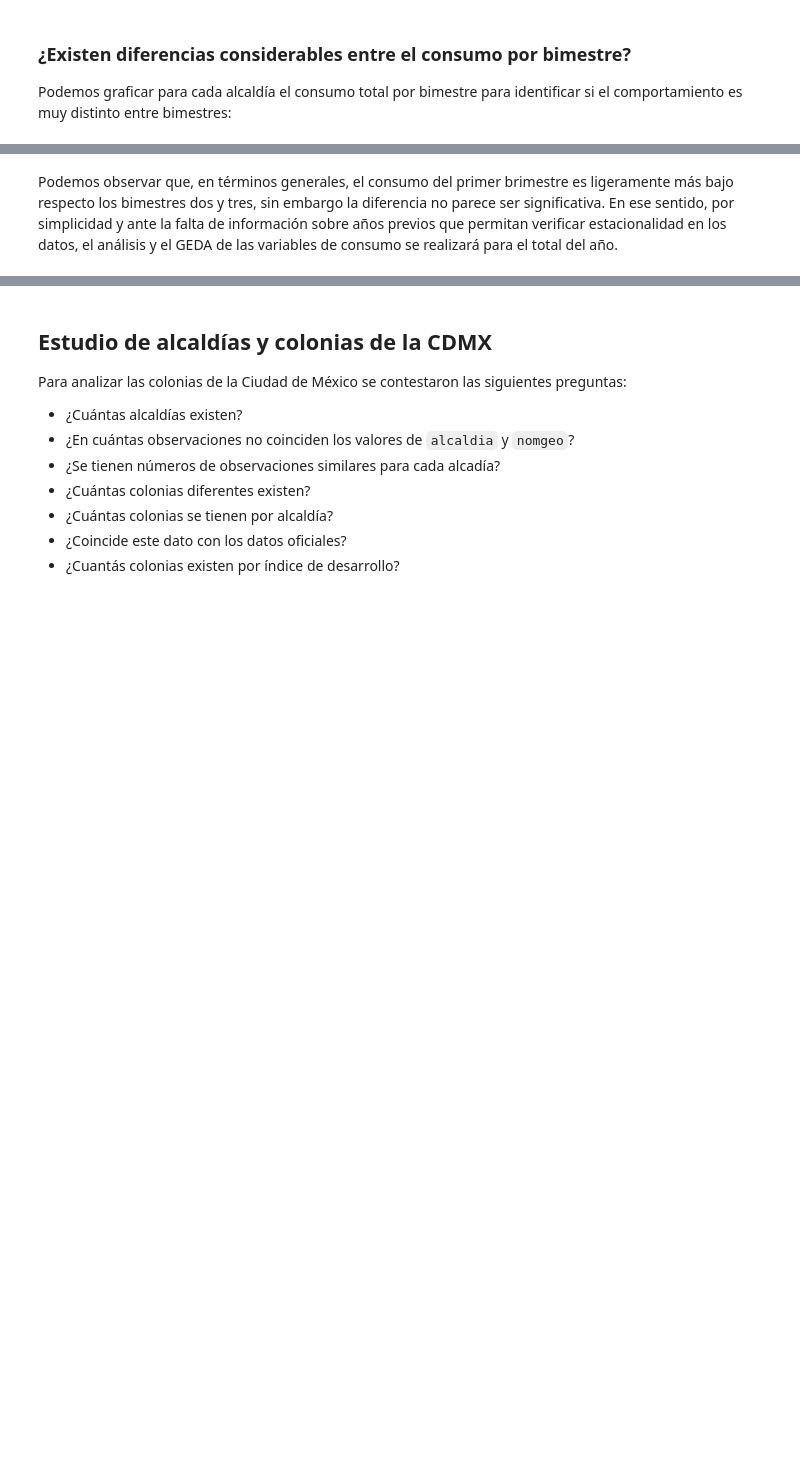
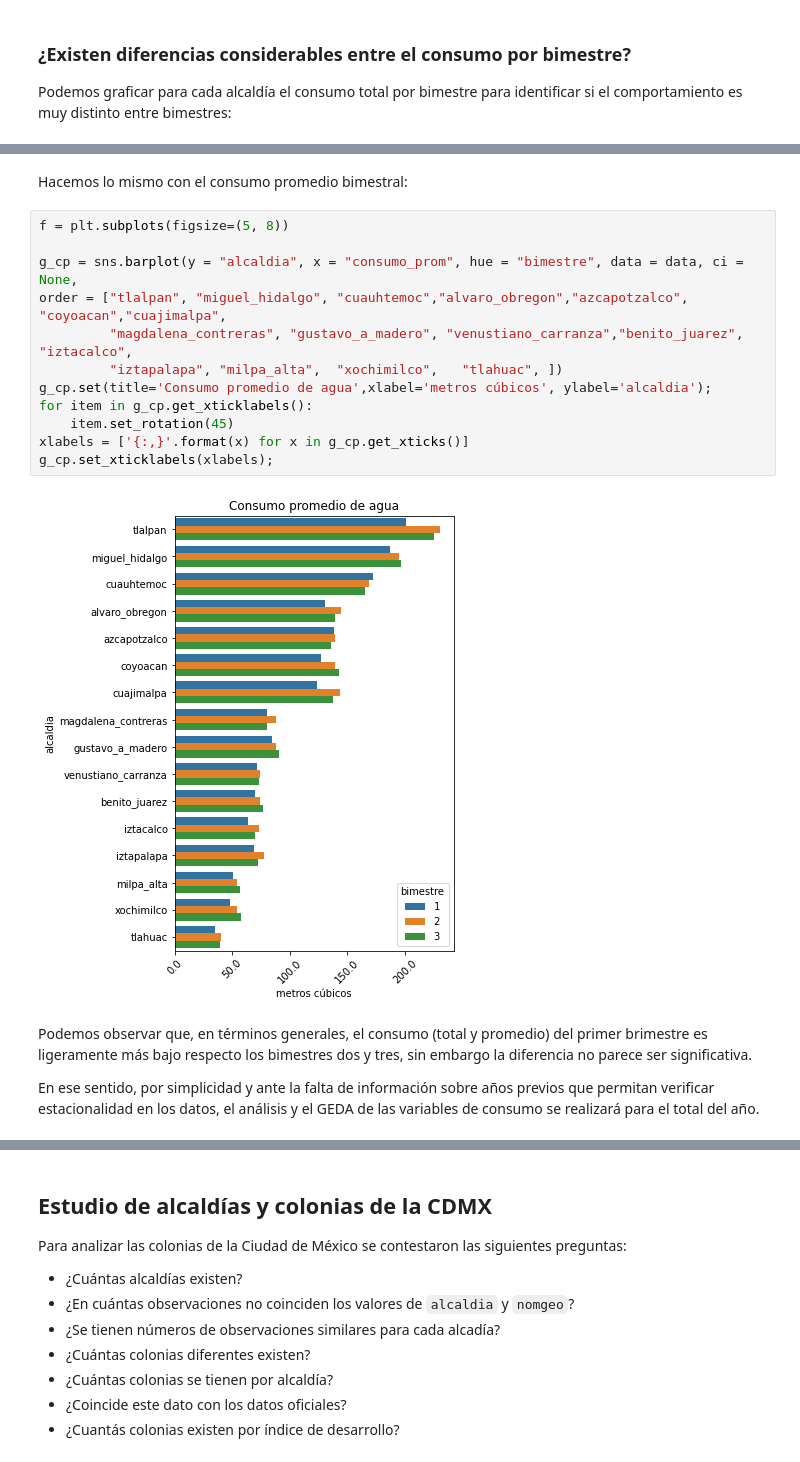
Before and after one commit to lechugaa/intro_ds_p1_consumo_agua, a Jupyter notebook: agua_profiling_reporte_cliente.ipynb, the cells around one changed output, grey strips where cells are left out. Saved outputs shown, nothing was run; the diff lists cells and outputs as text; blank space fills up the shorter version.

```diff
--- a/agua_profiling_reporte_cliente.ipynb
+++ b/agua_profiling_reporte_cliente.ipynb
@@ -575,2 +553,20 @@ order = ["cuauhtemoc", "miguel_hidalgo", "benito_juarez", "gustavo_a_madero", "a
+# %% [markdown]
+Hacemos lo mismo con el consumo promedio bimestral:
+# %%
+f = plt.subplots(figsize=(5, 8))
+
+g_cp = sns.barplot(y = "alcaldia", x = "consumo_prom", hue = "bimestre", data = data, ci = None,
+order = ["tlalpan", "miguel_hidalgo", "cuauhtemoc","alvaro_obregon","azcapotzalco", "coyoacan","cuajimalpa",
+         "magdalena_contreras", "gustavo_a_madero", "venustiano_carranza","benito_juarez",   "iztacalco",
+         "iztapalapa", "milpa_alta",  "xochimilco",   "tlahuac", ])
+g_cp.set(title='Consumo promedio de agua',xlabel='metros cúbicos', ylabel='alcaldia');
+for item in g_cp.get_xticklabels():
+    item.set_rotation(45)
+xlabels = ['{:,}'.format(x) for x in g_cp.get_xticks()]
+g_cp.set_xticklabels(xlabels);
+# %% [output]
+[figure, added]
 # %% [markdown]
-Podemos observar que, en términos generales, el consumo del primer brimestre es ligeramente más bajo respecto los bimestres dos y tres, sin embargo la diferencia no parece ser significativa. En ese sentido, por simplicidad y ante la falta de información sobre años previos que permitan verificar estacionalidad en los datos, el análisis y el GEDA de las variables de consumo se realizará para el total del año.
+Podemos observar que, en términos generales, el consumo (total y promedio) del primer brimestre es ligeramente más bajo respecto los bimestres dos y tres, sin embargo la diferencia no parece ser significativa.
+
+En ese sentido, por simplicidad y ante la falta de información sobre años previos que permitan verificar estacionalidad en los datos, el análisis y el GEDA de las variables de consumo se realizará para el total del año.
```
Also changed, not shown: parts of 37 cells of this notebook, 1 other file.
